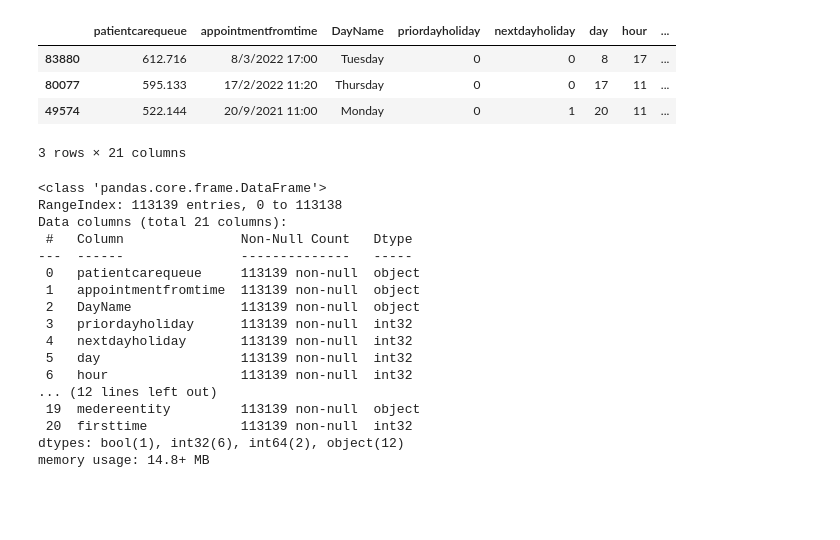
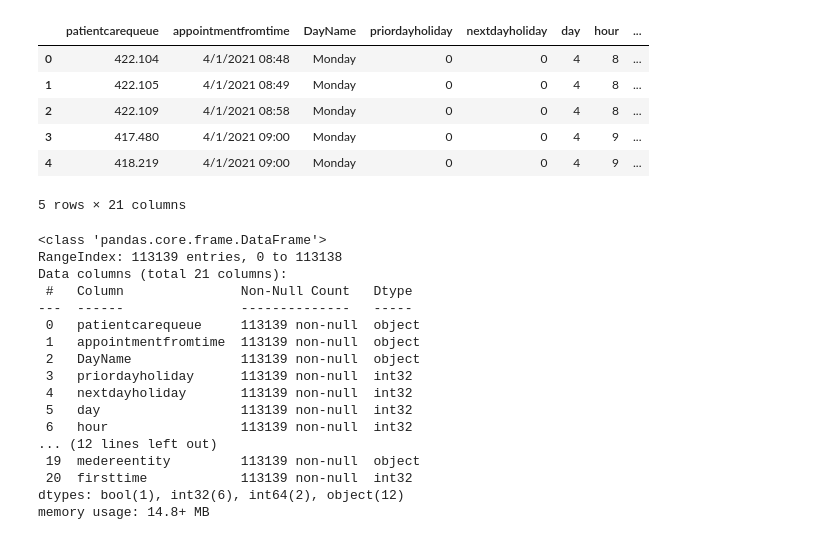
Before and after one commit to casagrandeale/TPDigitalHouse, a Jupyter notebook: T.P 3/1 - Preparacion dataset.ipynb, the cells around one changed output. Saved outputs shown, nothing was run; the diff lists cells and outputs as text; code cells hidden in the pictures; blank space fills up the shorter version.

```diff
--- a/T.P 3/1 - Preparacion dataset.ipynb
+++ b/T.P 3/1 - Preparacion dataset.ipynb
@@ -2,17 +2,16 @@
 #Importamos las bibliotecas que usaremos
 import numpy as np
 import pandas as pd
-import matplotlib.pyplot as plt
-%matplotlib inline
-import seaborn as sns
-from sklearn.linear_model import LinearRegression
-
-data = pd.read_csv('data/data.csv',decimal=',',sep=';')
-data.sample(3)
-# %% [output]
-|  | patientcarequeue | appointmentfromtime | DayName | priordayholiday | nextdayholiday | day | hour | ... |
-| 83880 | 612.716 | 8/3/2022 17:00 | Tuesday | 0 | 0 | 8 | 17 | ... |
-| 80077 | 595.133 | 17/2/2022 11:20 | Thursday | 0 | 0 | 17 | 11 | ... |
-| 49574 | 522.144 | 20/9/2021 11:00 | Monday | 0 | 1 | 20 | 11 | ... |
-3 rows × 21 columns
+# %%
+# Leemos el dataset
+data = pd.read_csv('data/data.csv',decimal=',',sep=';')
+data.head()
+# %% [output]
+|  | patientcarequeue | appointmentfromtime | DayName | priordayholiday | nextdayholiday | day | hour | ... |
+| 0 | 422.104 | 4/1/2021 08:48 | Monday | 0 | 0 | 4 | 8 | ... |
+| 1 | 422.105 | 4/1/2021 08:49 | Monday | 0 | 0 | 4 | 8 | ... |
+| 2 | 422.109 | 4/1/2021 08:58 | Monday | 0 | 0 | 4 | 8 | ... |
+| 3 | 417.480 | 4/1/2021 09:00 | Monday | 0 | 0 | 4 | 9 | ... |
+| 4 | 418.219 | 4/1/2021 09:00 | Monday | 0 | 0 | 4 | 9 | ... |
+5 rows × 21 columns
 # %%
```
Also changed, not shown: parts of 19 cells of this notebook.
